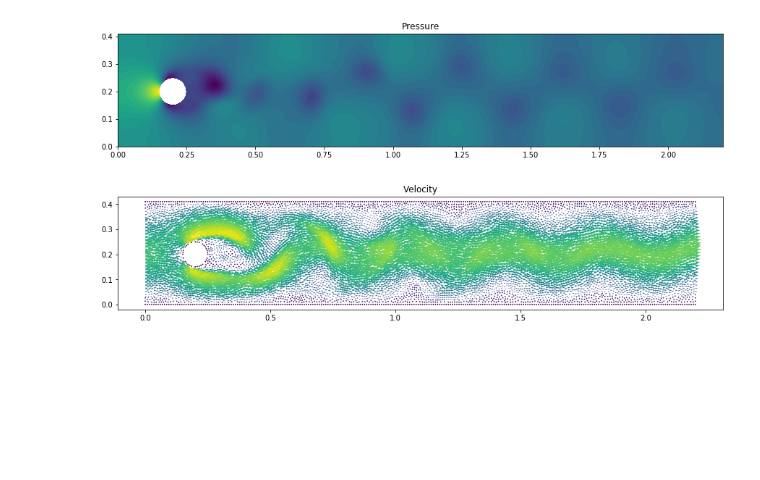
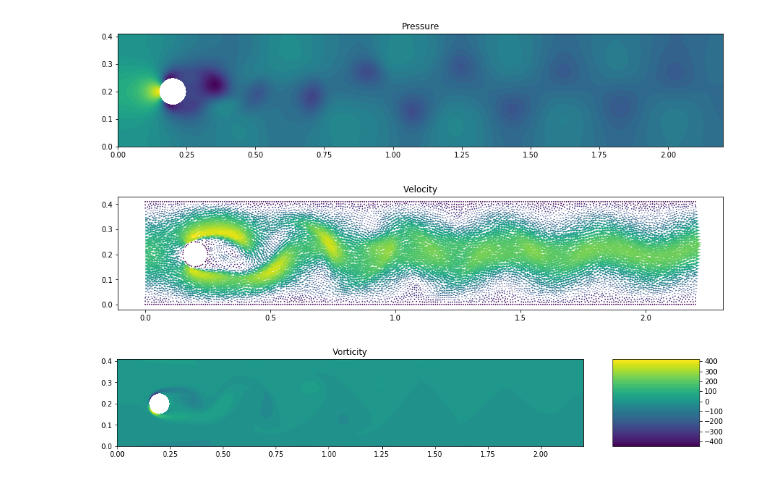
Before and after one commit to reula/Curso-Python, a Jupyter notebook: Fenics_tut/my_navier_stokes_cyl.ipynb, the cells around one changed output. Drawn from its saved outputs; the diff is of its cells as text; code cells hidden in the pictures; blank space fills up the shorter version.

Commit message:
adding vorticity plot

```diff
--- a/Fenics_tut/my_navier_stokes_cyl.ipynb
+++ b/Fenics_tut/my_navier_stokes_cyl.ipynb
@@ -318,13 +318,17 @@ parameters['krylov_solver']['nonzero_initial_guess'] = True
 # Create files for storing solution
 #ufile = File("results/velocity_64jet.pvd")
 #pfile = File("results/pressure_64jet.pvd")
+#vfile = File("results/vorticity_64jet.pvd")
 #ufile = File("results/velocity_256jet_u.pvd")
 #pfile = File("results/pressure_256jet_u.pvd")
+#pfile = File("results/vorticity_256jet.pvd")
 
 #ufile = File("results/velocity_64c.pvd")
 #pfile = File("results/pressure_64c.pvd")
+#pfile = File("results/vorticity_64cet.pvd")
 ufile = File("results/velocity_128c.pvd")
 pfile = File("results/pressure_128c.pvd")
+vfile = File("results/vorticity_128c.pvd")
 # %%
 # Time-stepping
 
@@ -385,3 +389,21 @@ plot(u1, title="Velocity")
 <matplotlib.quiver.Quiver at 0x...>
 [figure]
 [figure]
+# %%
+vor = Function(Q)
+vor = curl(u1)
+
+fig_vor = plt.figure(figsize=(15,20))
+fig_vor.colorbar(Vor, shrink=0.5, aspect=1)
+#fig_vor.pcolor(Vor, cmap='RdBu',vmin = -10, vmax = 10)
+
+Vor = plot(vor, title="Vorticity")
+
+vfile << project(vor,Q)
+
+#plot(mesh)
+
+
+#b = project(curl(u_n),V)
+# %% [output]
+[figure, added]
```
